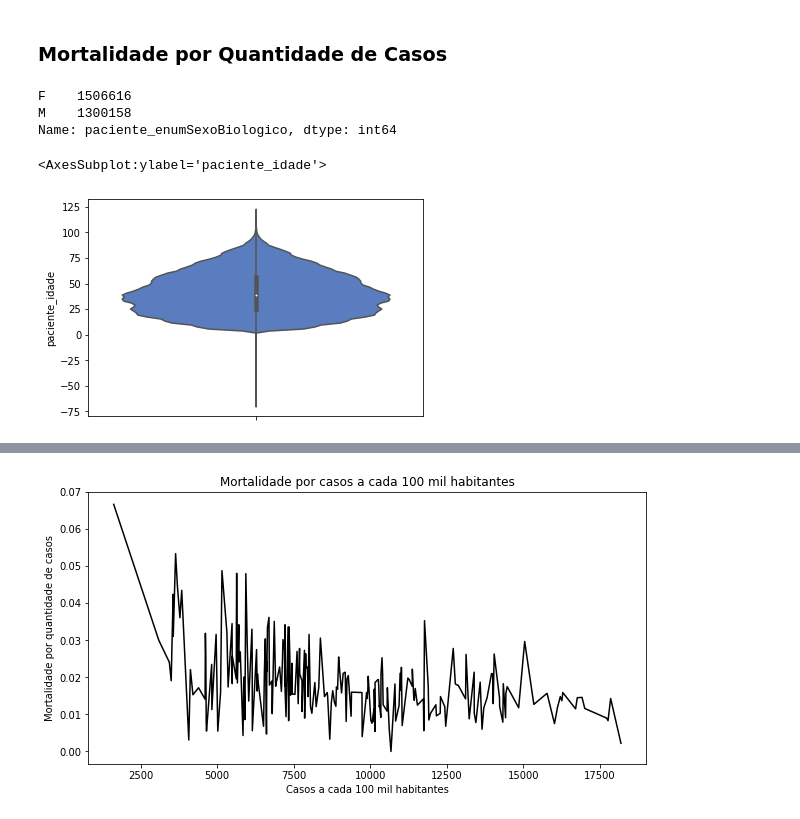
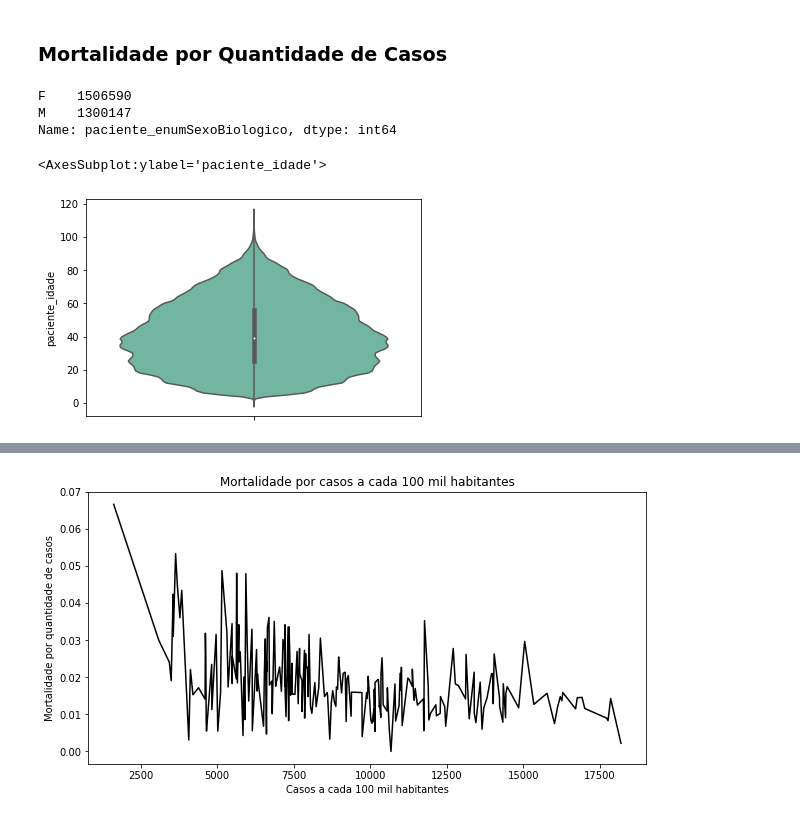
Before and after one commit to maxbarbosa/data-science-final-project, a Jupyter notebook: graphs.ipynb, the cells around one changed output, grey strips where cells are left out. Saved outputs shown, nothing was run; the diff lists cells and outputs as text; code cells hidden in the pictures.

```diff
--- a/graphs.ipynb
+++ b/graphs.ipynb
@@ -96,13 +98,15 @@ Comparando ambos os gráficos, observamos uma anomalia nos dados: a população
 ### Mortalidade por Quantidade de Casos
 # %%
 vax_df = vax_df[vax_df.paciente_enumSexoBiologico != 'I']
+vax_df = vax_df[vax_df.paciente_idade >= 0]
+vax_df = vax_df[vax_df.paciente_idade <= 115]
 vax_df['paciente_enumSexoBiologico'].value_counts()
 # %% [output]
-F    1506616
-M    1300158
+F    1506590
+M    1300147
 Name: paciente_enumSexoBiologico, dtype: int64
 # %%
-sns.violinplot(data = vax_df, y = "paciente_idade", palette="muted", hue = "paciente_enumSexoBiologico", split=True, orient='v')
+sns.violinplot(data = vax_df, y = "paciente_idade", hue = "paciente_enumSexoBiologico", palette = "Set2", split=True, orient='v')
 # %% [output]
 <AxesSubplot:ylabel='paciente_idade'>
-[figure, old version]
+[figure, new version]
```
Also changed, not shown: parts of 5 cells of this notebook.
